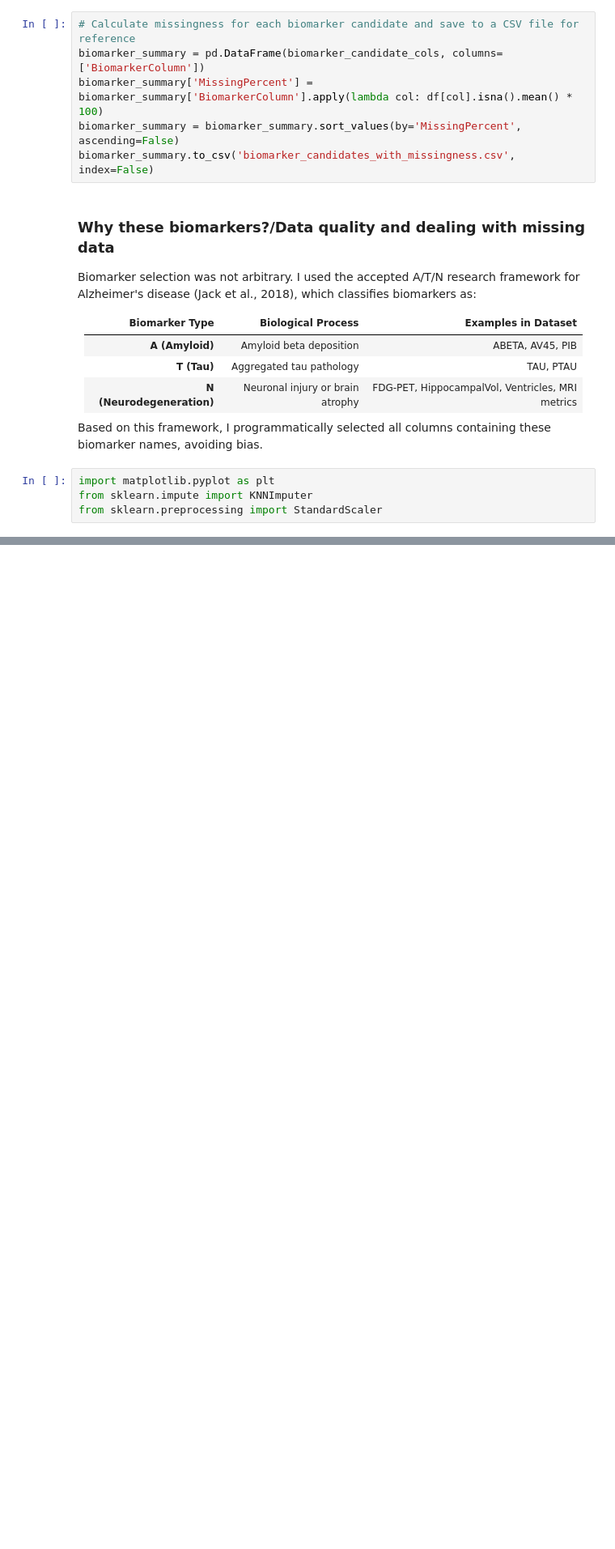
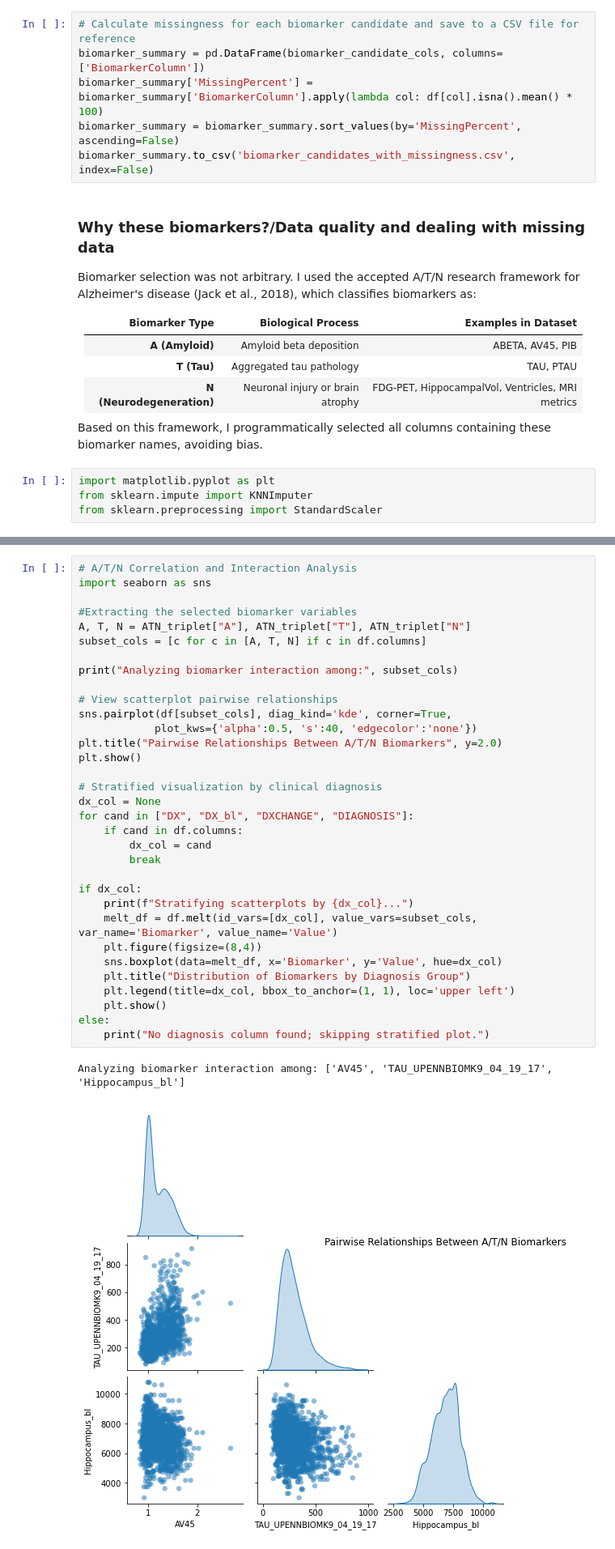
Before and after one commit to jdaly67/ANDI-project, a Jupyter notebook: Approach 2_Alzhiemers project.ipynb, the cells around one changed output, grey strips where cells are left out. Shown at 81% size. Saved outputs shown, nothing was run; the diff lists cells and outputs as text; blank space fills up the shorter version.

```diff
--- a/Approach 2_Alzhiemers project.ipynb
+++ b/Approach 2_Alzhiemers project.ipynb
@@ -395,0 +885,36 @@ else:
+# %%
+# A/T/N Correlation and Interaction Analysis
+import seaborn as sns
+
+#Extracting the selected biomarker variables
+A, T, N = ATN_triplet["A"], ATN_triplet["T"], ATN_triplet["N"]
+subset_cols = [c for c in [A, T, N] if c in df.columns]
+
+print("Analyzing biomarker interaction among:", subset_cols)
+
+# View scatterplot pairwise relationships
+sns.pairplot(df[subset_cols], diag_kind='kde', corner=True,
+            plot_kws={'alpha':0.5, 's':40, 'edgecolor':'none'})
+plt.title("Pairwise Relationships Between A/T/N Biomarkers", y=2.0)
+plt.show()
+
+# Stratified visualization by clinical diagnosis
+dx_col = None
+for cand in ["DX", "DX_bl", "DXCHANGE", "DIAGNOSIS"]:
+    if cand in df.columns:
+        dx_col = cand
+        break
+
+if dx_col:
+    print(f"Stratifying scatterplots by {dx_col}...")
+    melt_df = df.melt(id_vars=[dx_col], value_vars=subset_cols, var_name='Biomarker', value_name='Value')
+    plt.figure(figsize=(8,4))
+    sns.boxplot(data=melt_df, x='Biomarker', y='Value', hue=dx_col)
+    plt.title("Distribution of Biomarkers by Diagnosis Group")
+    plt.legend(title=dx_col, bbox_to_anchor=(1, 1), loc='upper left')
+    plt.show()
+else:
+    print("No diagnosis column found; skipping stratified plot.")
+# %% [output]
+Analyzing biomarker interaction among: ['AV45', 'TAU_UPENNBIOMK9_04_19_17', 'Hippocampus_bl']
+[figure, added]
```
Also changed, not shown: parts of 27 cells of this notebook.
